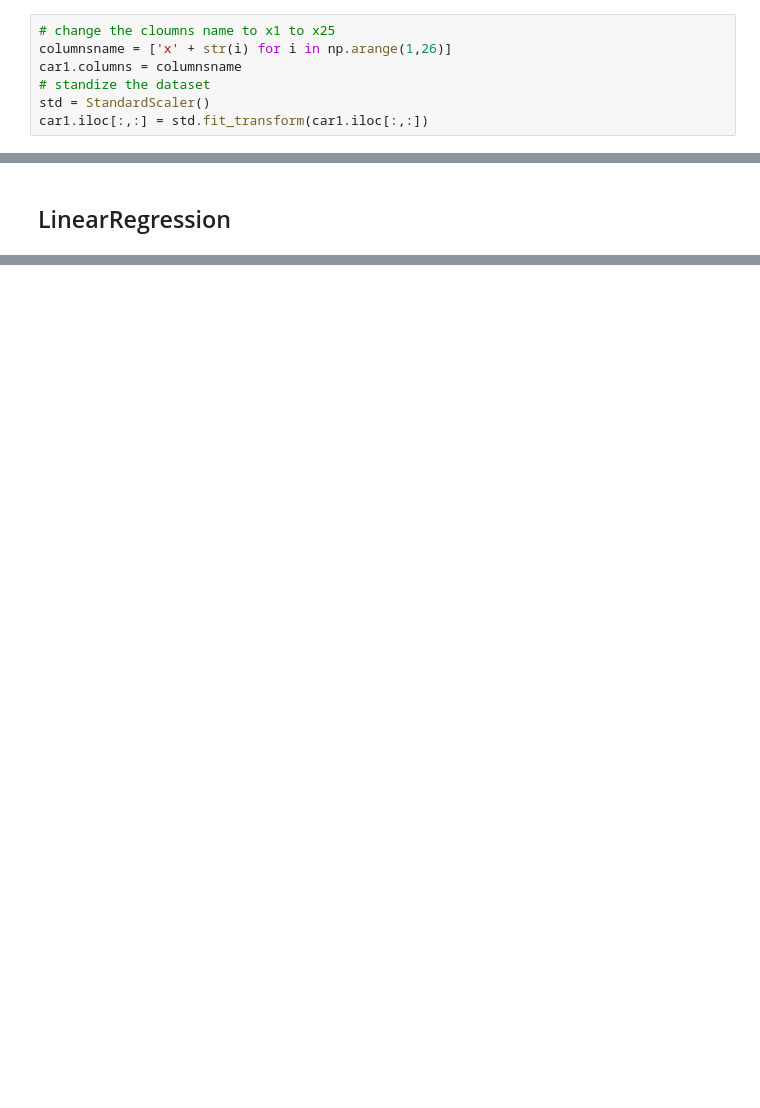
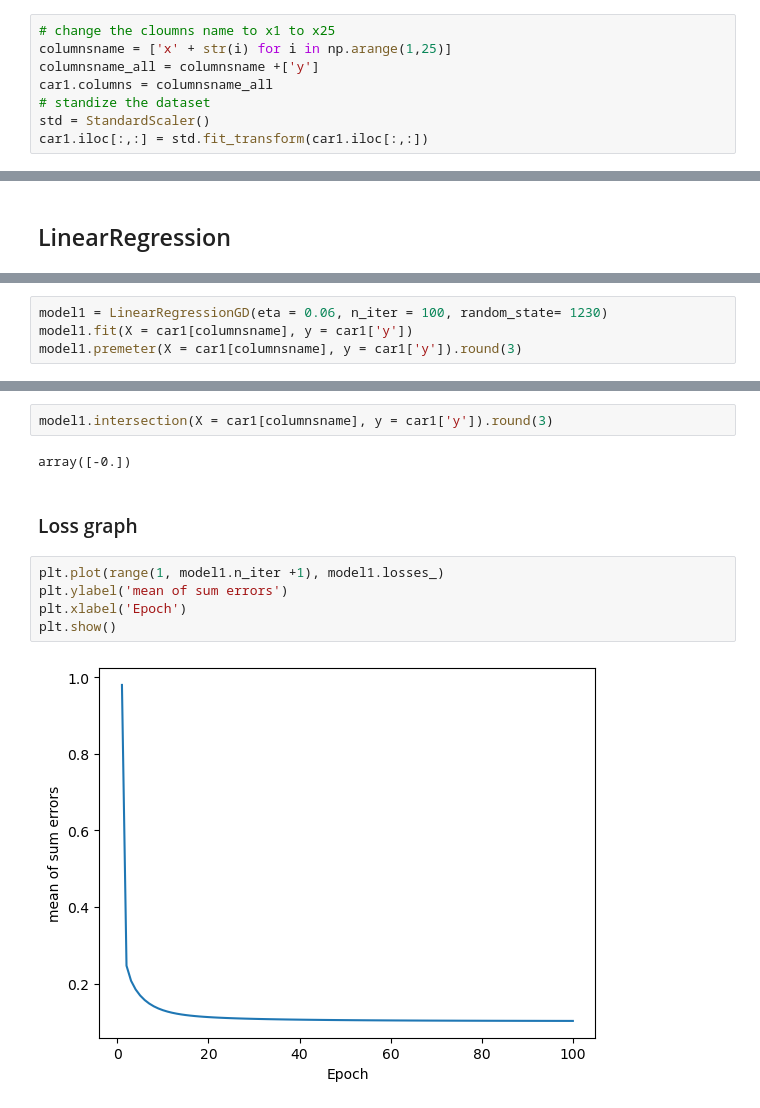
Before and after one commit to notfakearcher/yanjun, a Jupyter notebook: 01_topics/machine_learning/regression /simple regression.ipynb, the cells around one changed output, grey strips where cells are left out. Cells and saved outputs as stored; diff of their text form; blank space fills up the shorter version.

```diff
--- a/01_topics/machine_learning/regression /simple regression.ipynb
+++ b/01_topics/machine_learning/regression /simple regression.ipynb
@@ -64,8 +64,9 @@ car1 = car.copy()
 car1 = car1.drop(columns= 'car_ID')
 # %%
 # change the cloumns name to x1 to x25
-columnsname = ['x' + str(i) for i in np.arange(1,26)]
-car1.columns = columnsname
+columnsname = ['x' + str(i) for i in np.arange(1,25)]
+columnsname_all = columnsname +['y']
+car1.columns = columnsname_all
 # standize the dataset
 std = StandardScaler()
 car1.iloc[:,:] = std.fit_transform(car1.iloc[:,:])
@@ -83,0 +137,4 @@ model = LinearRegression()
+# %%
+model1 = LinearRegressionGD(eta = 0.06, n_iter = 100, random_state= 1230)
+model1.fit(X = car1[columnsname], y = car1['y'])
+model1.premeter(X = car1[columnsname], y = car1['y']).round(3)
@@ -83,0 +159,13 @@ model = LinearRegression()
+# %%
+model1.intersection(X = car1[columnsname], y = car1['y']).round(3)
+# %% [output]
+array([-0.])
+# %% [markdown]
+### Loss graph
+# %%
+plt.plot(range(1, model1.n_iter +1), model1.losses_)
+plt.ylabel('mean of sum errors')
+plt.xlabel('Epoch')
+plt.show()
+# %% [output]
+[figure, added]
```
Also changed, not shown: parts of 7 cells of this notebook.
